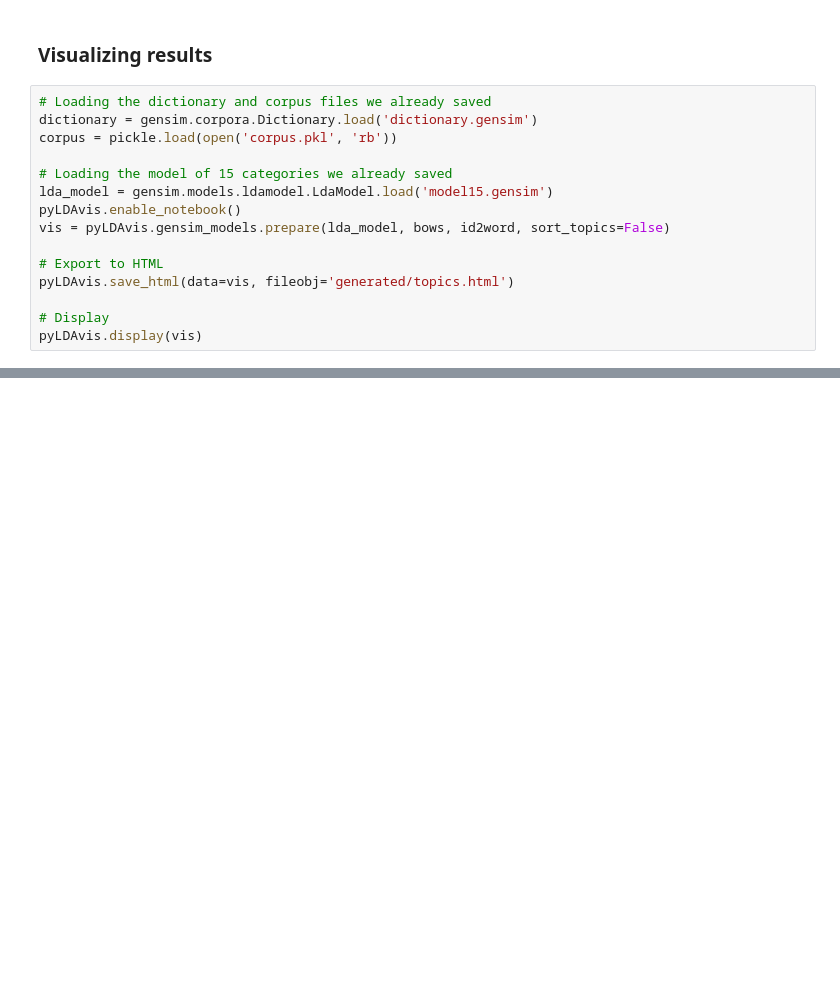
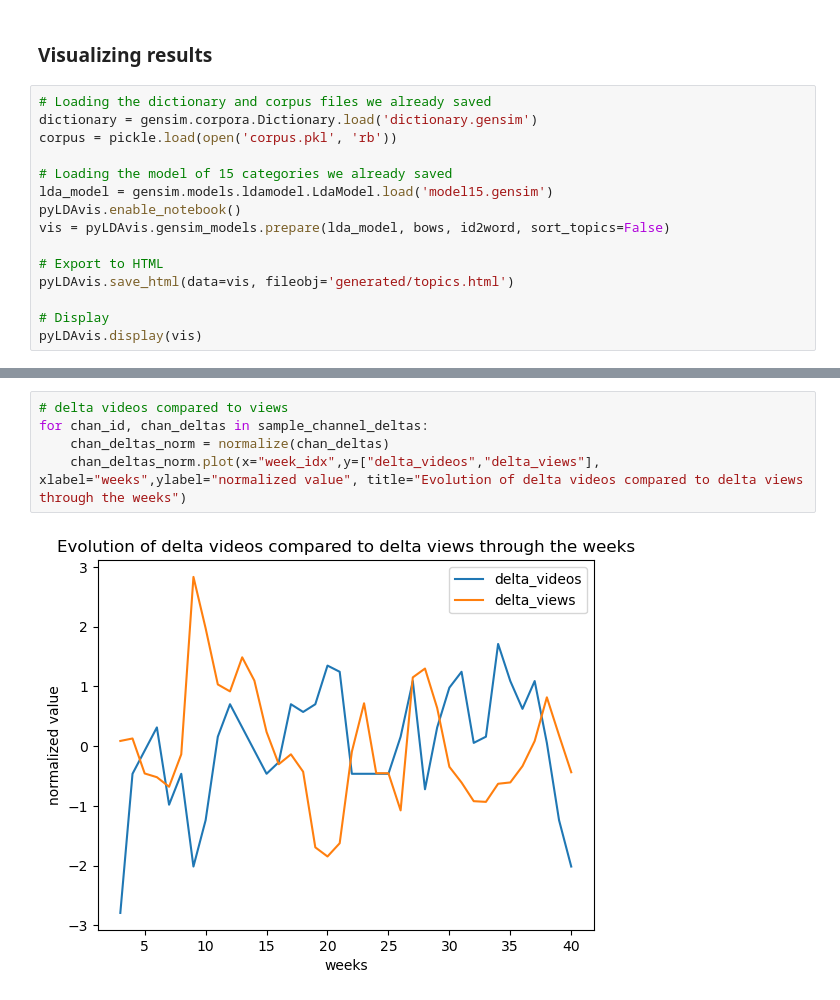
Before and after one commit to epfl-ada/ada-2022-project-adagang, a Jupyter notebook: main.ipynb, the cells around one changed output, grey strips where cells are left out. Cells and saved outputs as stored; diff of their text form; blank space fills up the shorter version.

```diff
--- a/main.ipynb
+++ b/main.ipynb
@@ -544,0 +715,7 @@ pyLDAvis.display(vis)
+# %%
+# delta videos compared to views
+for chan_id, chan_deltas in sample_channel_deltas:
+    chan_deltas_norm = normalize(chan_deltas)
+    chan_deltas_norm.plot(x="week_idx",y=["delta_videos","delta_views"], xlabel="weeks",ylabel="normalized value", title="Evolution of delta videos compared to delta views through the weeks")
+# %% [output]
+[figure, added]
```
Also changed, not shown: parts of 41 cells of this notebook.
